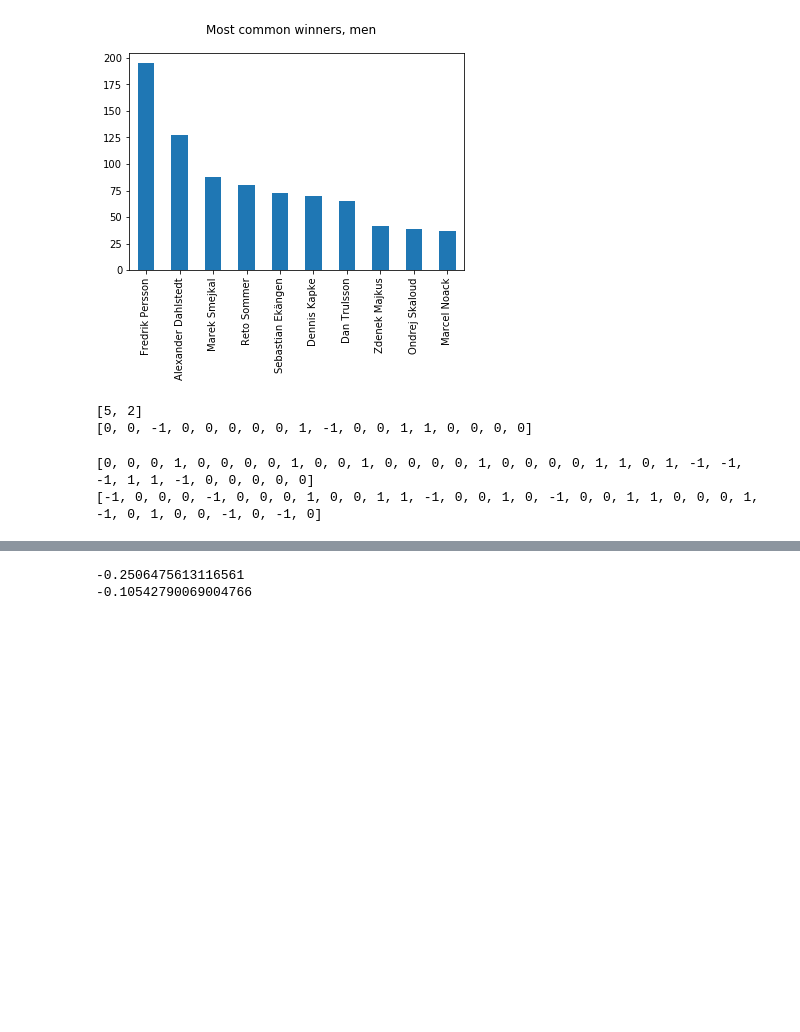
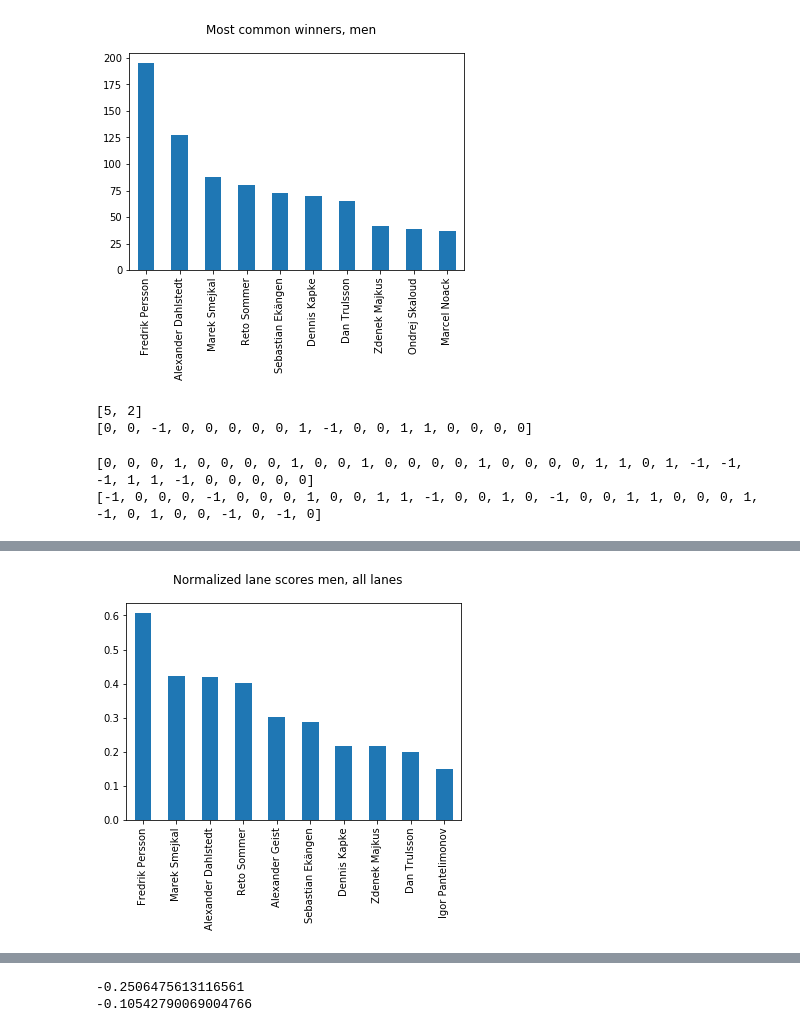
Before and after one commit to axarekma/WMC_2017_CUP, a Jupyter notebook: src/example.ipynb, the cells around one changed output, grey strips where cells are left out. Drawn from its saved outputs; the diff is of its cells as text; code cells hidden in the pictures; blank space fills up the shorter version.

```diff
--- a/src/example.ipynb
+++ b/src/example.ipynb
@@ -114,0 +182,8 @@ np.random.choice(names)
+# %%
+dtf = plotHighestScores(norm_scores_m,lambda x: x[1][0], 10)
+dtf.plot()
+fig = plt.gcf()
+fig.suptitle('Normalized lane scores men, all lanes')
+fig.savefig('../FIG/lanescores_m_cup',bbox_inches = 'tight')
+# %% [output]
+[figure, added]
```
Also changed, not shown: parts of 16 cells of this notebook, 11 other files.
